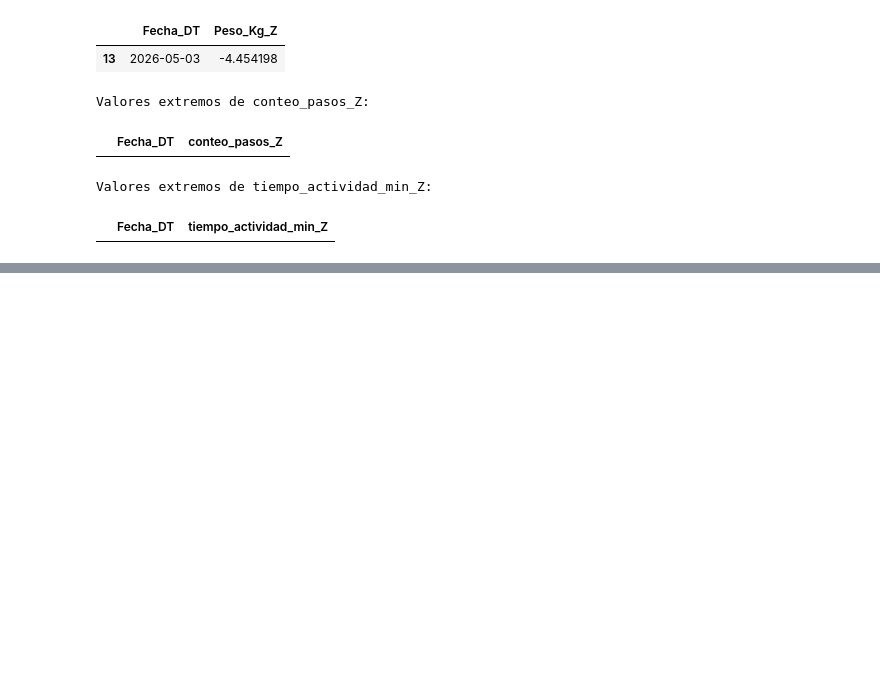
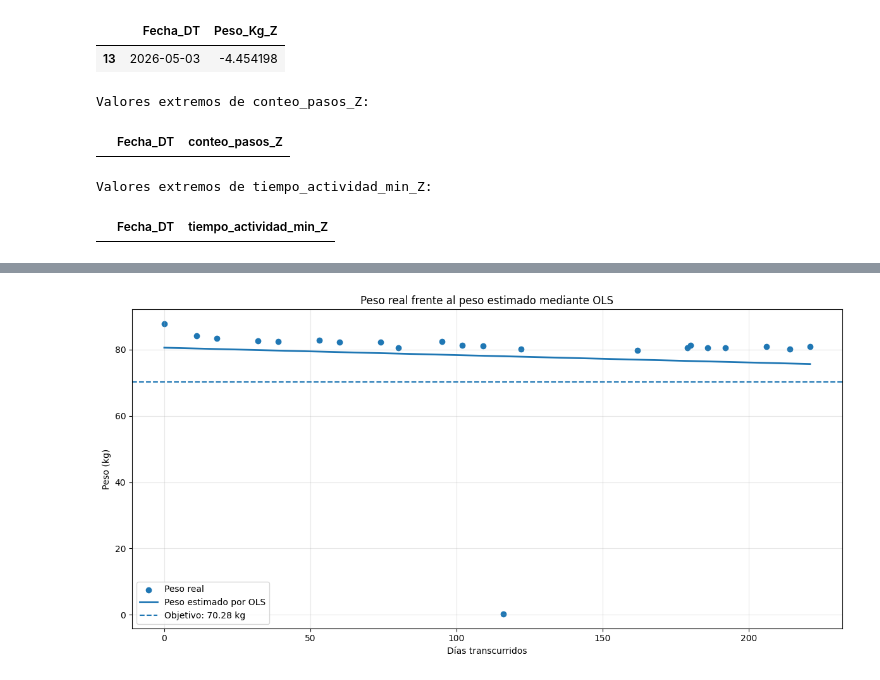
Before and after one commit to GabyPaolaING/Machine-Learning, a Jupyter notebook: P2P1.- INTEGRACIÓN MULTIFUENTE DE DATOS .ipynb, the cells around one changed output, grey strips where cells are left out. Saved outputs shown, nothing was run; the diff lists cells and outputs as text; code cells hidden in the pictures; blank space fills up the shorter version.

```diff
--- a/P2P1.- INTEGRACIÓN MULTIFUENTE DE DATOS .ipynb
+++ b/P2P1.- INTEGRACIÓN MULTIFUENTE DE DATOS .ipynb
@@ -2544,0 +2322,37 @@ Se necesitan al menos dos semanas en cada grupo; es preferible contar con más o
+# %%
+
+# CELDA 6. Gráfica del peso real y el peso estimado
+
+import matplotlib.pyplot as plt
+
+plt.figure(figsize=(12, 6))
+
+plt.scatter(
+    datos["Dias_Transcurridos"],
+    datos["Peso(Kg)"],
+    label="Peso real",
+    marker="o"
+)
+
+plt.plot(
+    datos["Dias_Transcurridos"],
+    y_pred,
+    label="Peso estimado por OLS",
+    linewidth=2
+)
+
+plt.axhline(
+    y=70.28,
+    linestyle="--",
+    label="Objetivo: 70.28 kg"
+)
+
+plt.xlabel("Días transcurridos")
+plt.ylabel("Peso (kg)")
+plt.title("Peso real frente al peso estimado mediante OLS")
+plt.legend()
+plt.grid(True, alpha=0.3)
+plt.tight_layout()
+plt.show()
+# %% [output]
+[figure, added]
```
Also changed, not shown: parts of 15 cells of this notebook.
